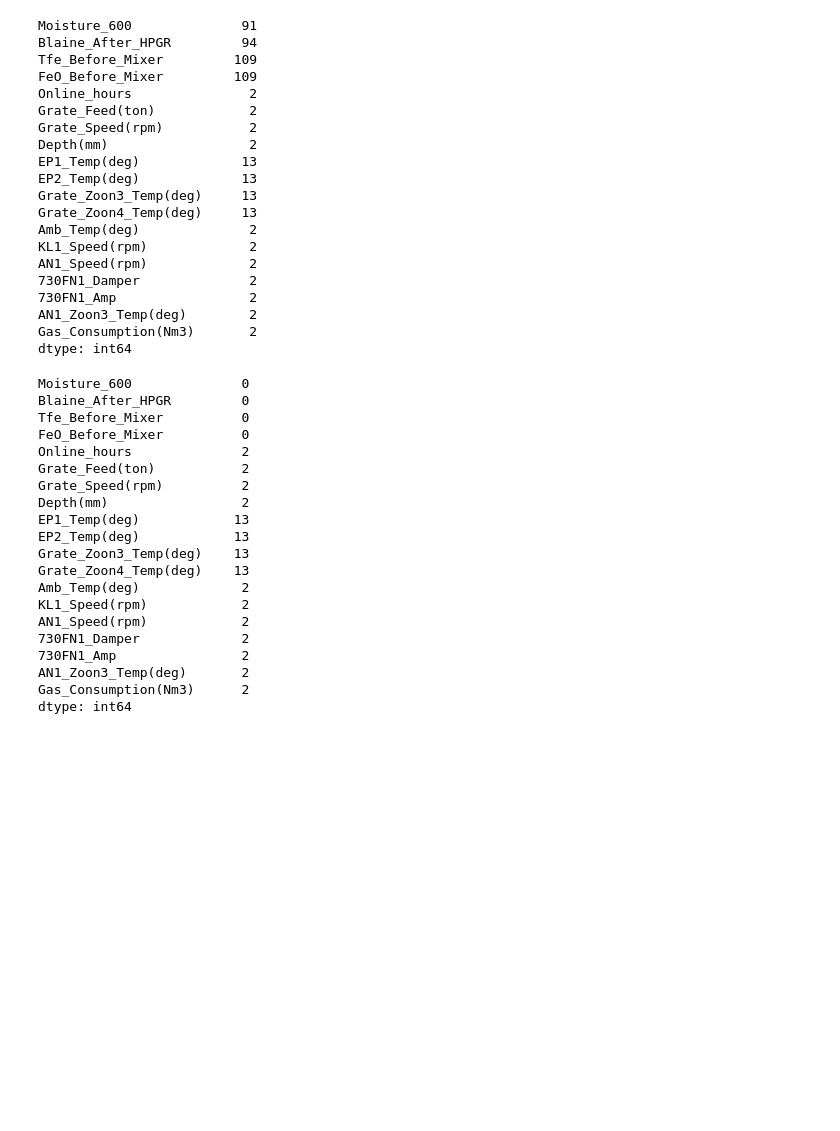
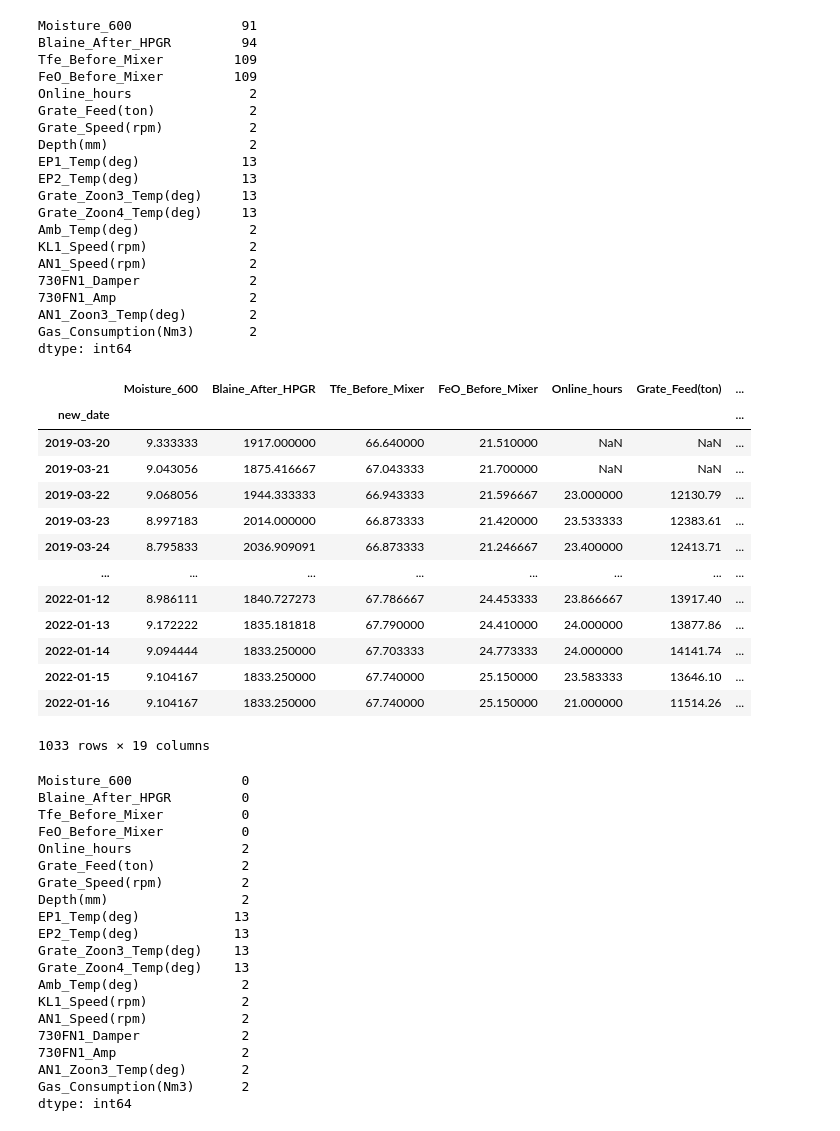
Before and after one commit to heidaralavi/Gas-Prj, a Jupyter notebook: Gas_Prj.ipynb, the cells around one changed output. Saved outputs shown, nothing was run; the diff lists cells and outputs as text; code cells hidden in the pictures; blank space fills up the shorter version.

```diff
--- a/Gas_Prj.ipynb
+++ b/Gas_Prj.ipynb
@@ -265,3 +267,24 @@ df[cols] = np.where(df[cols] <= 5 , 0.0, df[cols])
+# %%
+filter = df['Grate_Feed(ton)'] != 0
+cols=['Online_hours','Grate_Speed(rpm)']
+df[cols].where(filter, other=0, inplace = True)
+# %%
+df
+# %% [output]
+|  | Moisture_600 | Blaine_After_HPGR | Tfe_Before_Mixer | FeO_Before_Mixer | Online_hours | Grate_Feed(ton) | ... |
+| new_date |  |  |  |  |  |  | ... |
+| 2019-03-20 | 9.333333 | 1917.000000 | 66.640000 | 21.510000 | NaN | NaN | ... |
+| 2019-03-21 | 9.043056 | 1875.416667 | 67.043333 | 21.700000 | NaN | NaN | ... |
+| 2019-03-22 | 9.068056 | 1944.333333 | 66.943333 | 21.596667 | 23.000000 | 12130.79 | ... |
+| 2019-03-23 | 8.997183 | 2014.000000 | 66.873333 | 21.420000 | 23.533333 | 12383.61 | ... |
+| 2019-03-24 | 8.795833 | 2036.909091 | 66.873333 | 21.246667 | 23.400000 | 12413.71 | ... |
+| ... | ... | ... | ... | ... | ... | ... | ... |
+| 2022-01-12 | 8.986111 | 1840.727273 | 67.786667 | 24.453333 | 23.866667 | 13917.40 | ... |
+| 2022-01-13 | 9.172222 | 1835.181818 | 67.790000 | 24.410000 | 24.000000 | 13877.86 | ... |
+| 2022-01-14 | 9.094444 | 1833.250000 | 67.703333 | 24.773333 | 24.000000 | 14141.74 | ... |
+| 2022-01-15 | 9.104167 | 1833.250000 | 67.740000 | 25.150000 | 23.583333 | 13646.10 | ... |
+| 2022-01-16 | 9.104167 | 1833.250000 | 67.740000 | 25.150000 | 21.000000 | 11514.26 | ... |
+1033 rows × 19 columns
 # %%
 df.isnull().sum()
 # %% [output]
```
Also changed, not shown: parts of 1 cell of this notebook.
